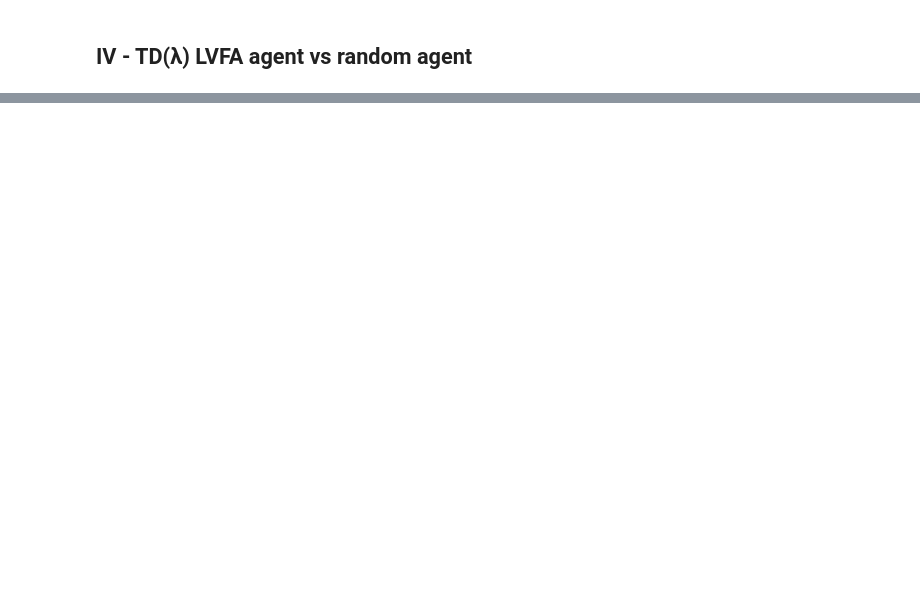
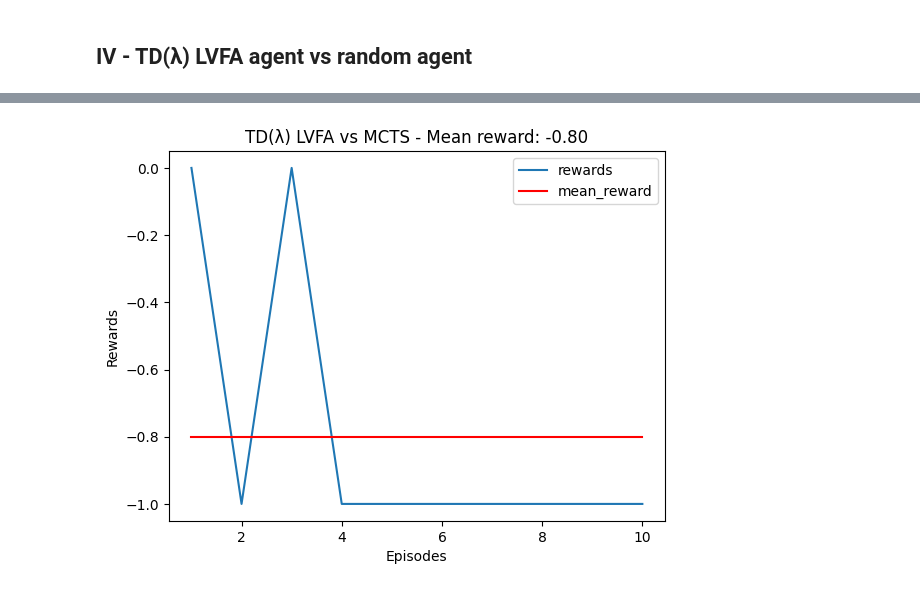
Before and after one commit to Mowibox/Checkers-RL, a Jupyter notebook: tests.ipynb, the cells around one changed output, grey strips where cells are left out. Cells and saved outputs as stored; diff of their text form; code cells hidden in the pictures; blank space fills up the shorter version.

```diff
--- a/tests.ipynb
+++ b/tests.ipynb
@@ -134,0 +115,19 @@ plt.show()
+# %%
+rewards = []
+episodes = 10
+for _ in range(episodes):
+    state, cur_player = env.reset()
+    done = False
+    total_reward = 0
+    while not done:
+        if cur_player == player:
+            action = agent.policy(state, cur_player)
+        else:
+            action, root = mcts(deepcopy(state), cur_player, env, iters=100)
+        state, reward, done, cur_player = env.step(action)
+        total_reward += reward
+    rewards.append(total_reward)
+
+display_rewards(episodes, rewards, title="TD(λ) LVFA vs MCTS")
+# %% [output]
+[figure, added]
```
Also changed, not shown: parts of 9 cells of this notebook.
